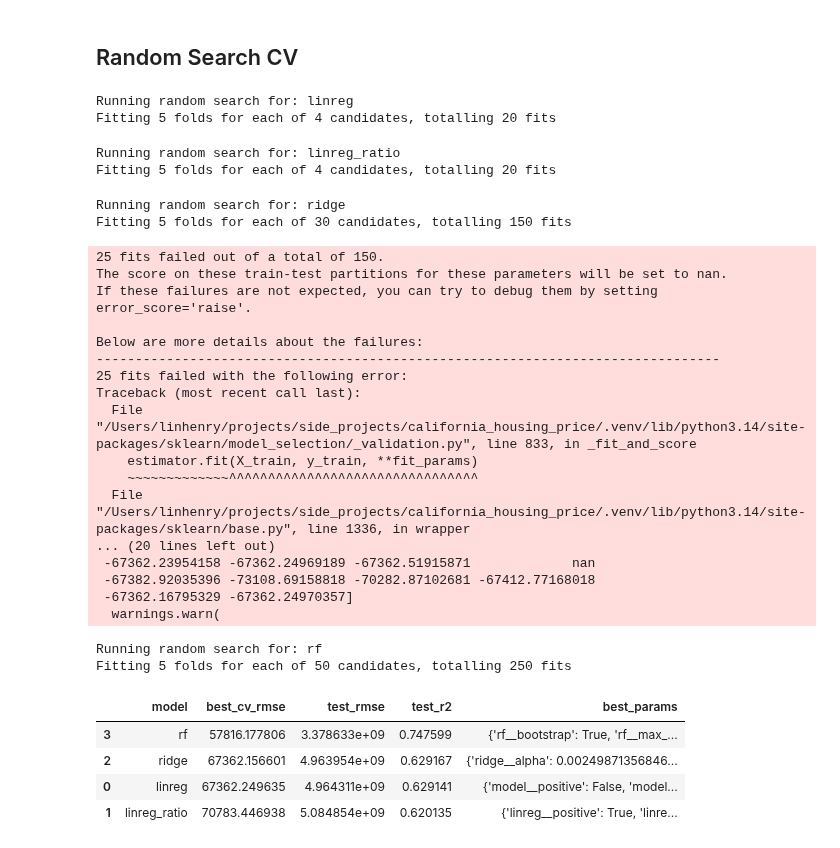
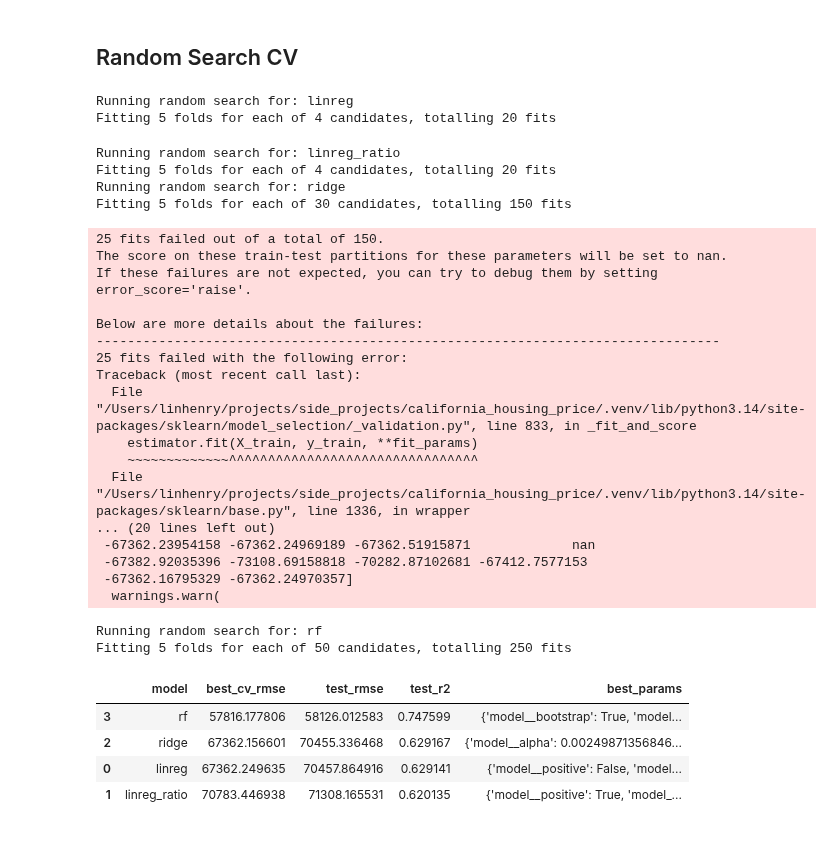
Before and after one commit to Chun-Yu-Lin/california_housing_price, a Jupyter notebook: california_housing_price.ipynb, the cells around one changed output. Saved outputs shown, nothing was run; the diff lists cells and outputs as text; code cells hidden in the pictures.

```diff
--- a/california_housing_price.ipynb
+++ b/california_housing_price.ipynb
@@ -632,27 +632,27 @@ param_distributions = {
         "model__positive": [False, True],
     },
     "linreg_ratio": {
-        "linreg__fit_intercept": [True, False],
-        "linreg__positive": [False, True],
+        "model__fit_intercept": [True, False],
+        "model__positive": [False, True],
     },
     "ridge": {
-        "ridge__alpha": loguniform(1e-4, 1e3),
-        "ridge__fit_intercept": [True, False],
-        "ridge__solver": ["auto", "lbfgs", "sag", "sparse_cg"],
+        "model__alpha": loguniform(1e-4, 1e3),
+        "model__fit_intercept": [True, False],
+        "model__solver": ["auto", "lbfgs", "sag", "sparse_cg"],
     },
     "rf": {
-        "rf__n_estimators": randint(200, 1000),
-        "rf__max_depth": [None, 8, 12, 16, 24, 32],
-        "rf__min_samples_split": randint(2, 20),
-        "rf__min_samples_leaf": randint(1, 10),
-        "rf__max_features": ["sqrt", "log2", 0.5, 0.8, 1.0],
-        "rf__bootstrap": [True, False],
+        "model__n_estimators": randint(200, 1000),
+        "model__max_depth": [None, 8, 12, 16, 24, 32],
+        "model__min_samples_split": randint(2, 20),
+        "model__min_samples_leaf": randint(1, 10),
+        "model__max_features": ["sqrt", "log2", 0.5, 0.8, 1.0],
+        "model__bootstrap": [True, False],
     },
 }
 
 n_iter_map = {
     "linreg": 8,
-    "linreg_ratio": 8,
+    "linreg_ratio": 4,
     "ridge": 30,
     "rf": 50,
 }
@@ -664,56 +664,56 @@ for name, pipe in models.items():
         estimator=pipe,
         param_distributions=param_distributions[name],
         n_iter=n_iter_map[name],
         scoring="neg_root_mean_squared_error",
         cv=5,
         random_state=42,
         n_jobs=-1,
         verbose=1,
         refit=True,
     )
     rs.fit(X_train, y_train)
     best_estimators[name] = rs.best_estimator_
     # Evaluate on holdout test set
     y_pred_test = rs.best_estimator_.predict(X_test)
-    test_rmse = mean_squared_error(y_test, y_pred_test)
+    test_rmse = np.sqrt(mean_squared_error(y_test, y_pred_test))
     test_r2 = r2_score(y_test, y_pred_test)
     search_results.append({
         "model": name,
         "best_cv_rmse": -rs.best_score_,  # convert from negative
         "test_rmse": test_rmse,
         "test_r2": test_r2,
         "best_params": rs.best_params_,
     })
 results_search_df = pd.DataFrame(search_results).sort_values("test_rmse")
 results_search_df
 # %% [output]
 Running random search for: linreg
 Fitting 5 folds for each of 4 candidates, totalling 20 fits
 Running random search for: linreg_ratio
 Fitting 5 folds for each of 4 candidates, totalling 20 fits
+Running random search for: ridge
+Fitting 5 folds for each of 30 candidates, totalling 150 fits
-Running random search for: ridge
-Fitting 5 folds for each of 30 candidates, totalling 150 fits
+25 fits failed out of a total of 150.
+The score on these train-test partitions for these parameters will be set to nan.
+If these failures are not expected, you can try to debug them by setting error_score='raise'.
+
+Below are more details about the failures:
+--------------------------------------------------------------------------------
+25 fits failed with the following error:
+Traceback (most recent call last):
+  File "/Users/linhenry/projects/side_projects/california_housing_price/.venv/lib/python3.14/site-packages/sklearn/model_selection/_validation.py", line 833, in _fit_and_score
+    estimator.fit(X_train, y_train, **fit_params)
+    ~~~~~~~~~~~~~^^^^^^^^^^^^^^^^^^^^^^^^^^^^^^^^
+  File "/Users/linhenry/projects/side_projects/california_housing_price/.venv/lib/python3.14/site-packages/sklearn/base.py", line 1336, in wrapper
+... (20 lines left out)
+ -67362.23954158 -67362.24969189 -67362.51915871             nan
+ -67382.92035396 -73108.69158818 -70282.87102681 -67412.7577153
+ -67362.16795329 -67362.24970357]
+  warnings.warn(
-25 fits failed out of a total of 150.
-The score on these train-test partitions for these parameters will be set to nan.
-If these failures are not expected, you can try to debug them by setting error_score='raise'.
-
-Below are more details about the failures:
---------------------------------------------------------------------------------
-25 fits failed with the following error:
-Traceback (most recent call last):
-  File "/Users/linhenry/projects/side_projects/california_housing_price/.venv/lib/python3.14/site-packages/sklearn/model_selection/_validation.py", line 833, in _fit_and_score
-    estimator.fit(X_train, y_train, **fit_params)
-    ~~~~~~~~~~~~~^^^^^^^^^^^^^^^^^^^^^^^^^^^^^^^^
-  File "/Users/linhenry/projects/side_projects/california_housing_price/.venv/lib/python3.14/site-packages/sklearn/base.py", line 1336, in wrapper
-... (20 lines left out)
- -67362.23954158 -67362.24969189 -67362.51915871             nan
- -67382.92035396 -73108.69158818 -70282.87102681 -67412.77168018
- -67362.16795329 -67362.24970357]
-  warnings.warn(
+Running random search for: rf
+Fitting 5 folds for each of 50 candidates, totalling 250 fits
-Running random search for: rf
-Fitting 5 folds for each of 50 candidates, totalling 250 fits
 |  | model | best_cv_rmse | test_rmse | test_r2 | best_params |
-| 3 | rf | 57816.177806 | 3.378633e+09 | 0.747599 | {'rf__bootstrap': True, 'rf__max_... |
-| 2 | ridge | 67362.156601 | 4.963954e+09 | 0.629167 | {'ridge__alpha': 0.00249871356846... |
-| 0 | linreg | 67362.249635 | 4.964311e+09 | 0.629141 | {'model__positive': False, 'model... |
-| 1 | linreg_ratio | 70783.446938 | 5.084854e+09 | 0.620135 | {'linreg__positive': True, 'linre... |
+| 3 | rf | 57816.177806 | 58126.012583 | 0.747599 | {'model__bootstrap': True, 'model... |
+| 2 | ridge | 67362.156601 | 70455.336468 | 0.629167 | {'model__alpha': 0.00249871356846... |
+| 0 | linreg | 67362.249635 | 70457.864916 | 0.629141 | {'model__positive': False, 'model... |
+| 1 | linreg_ratio | 70783.446938 | 71308.165531 | 0.620135 | {'model__positive': True, 'model_... |
```
Also changed, not shown: parts of 3 cells of this notebook.
